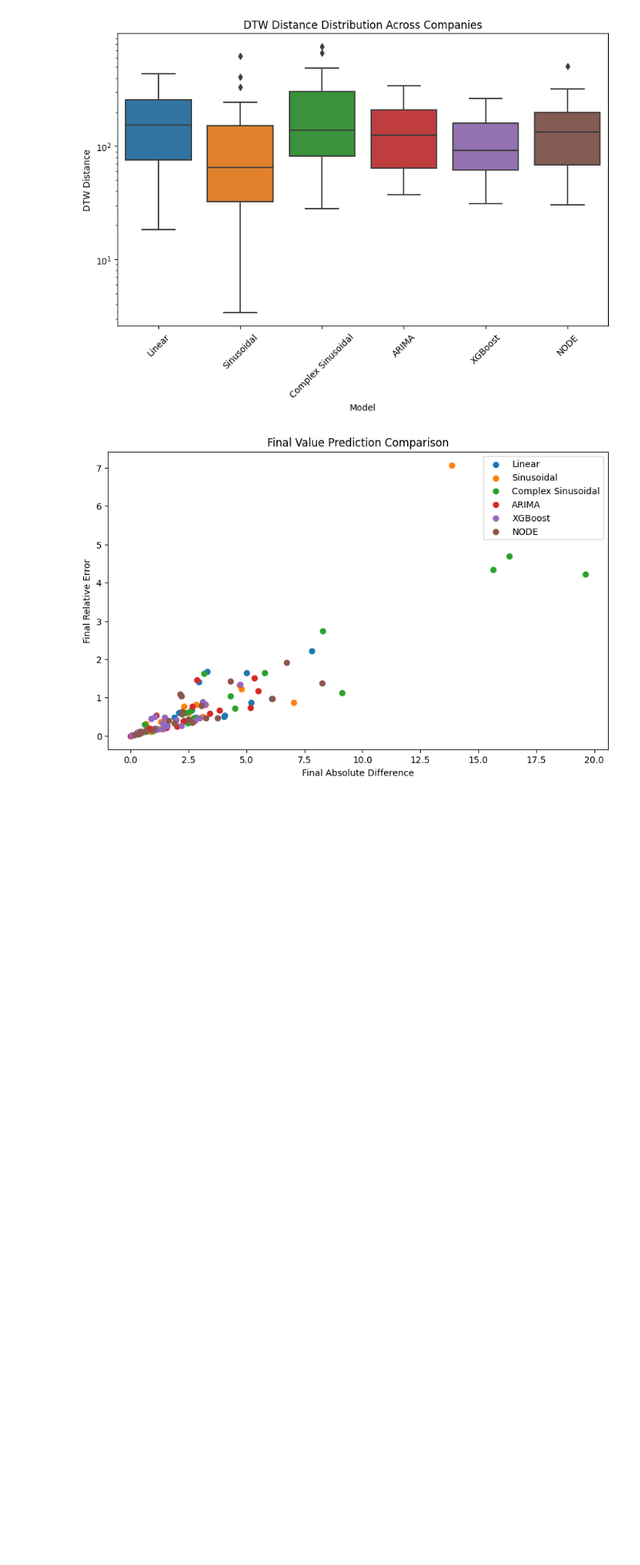
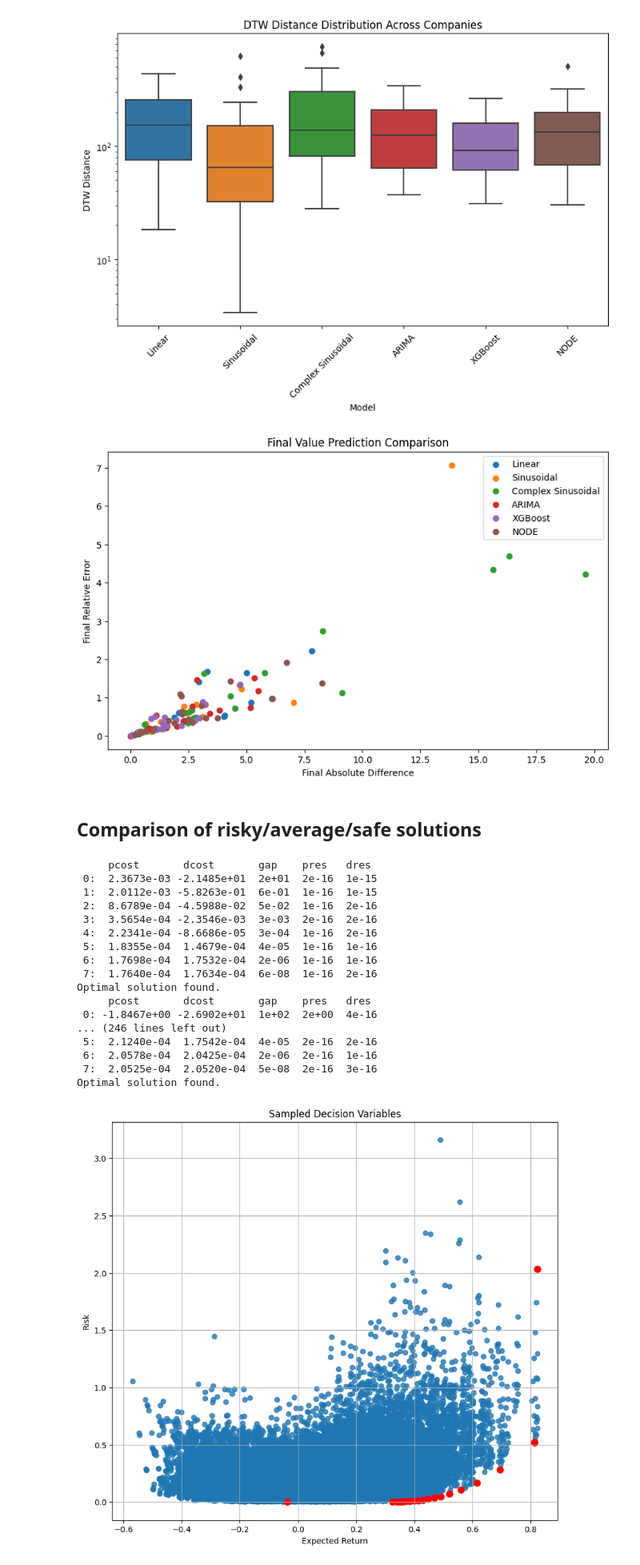
Before and after one commit to MatTheTab/MOO, a Jupyter notebook: Prediction_quality.ipynb, the cells around one changed output. Shown at 80% size. Cells and saved outputs as stored; diff of their text form; code cells hidden in the pictures; blank space fills up the shorter version.

Commit message:
Add solution analysis

```diff
--- a/Prediction_quality.ipynb
+++ b/Prediction_quality.ipynb
@@ -297,3 +296,35 @@ def plot_final_value_comparison(all_models_results):
 
 # Example usage:
 plot_final_value_comparison(evaluation_results)
+# %% [markdown]
+## Comparison of risky/average/safe solutions
+# %%
+RMC = RegressionModelsCombined(old_data, window_size=50)
+risks = RMC.get_covariance_matrix()
+# %%
+# Ground truth solutions
+step=0.05
+gt_solver = Solver(old_data, ground_truth, risks)
+gt_solutions = gt_solver.solve_wsm(step)
+weights1 = np.arange(0, 1.00001, step)
+gt_solver.plot_front(gt_solutions)
+gt_solutions = [[w1] + list(s) for w1, s in zip(weights1, gt_solutions)]
+# %% [output]
+     pcost       dcost       gap    pres   dres
+ 0:  2.3673e-03 -2.1485e+01  2e+01  2e-16  1e-15
+ 1:  2.0112e-03 -5.8263e-01  6e-01  1e-16  1e-15
+ 2:  8.6789e-04 -4.5988e-02  5e-02  1e-16  2e-16
+ 3:  3.5654e-04 -2.3546e-03  3e-03  2e-16  2e-16
+ 4:  2.2341e-04 -8.6686e-05  3e-04  1e-16  2e-16
+ 5:  1.8355e-04  1.4679e-04  4e-05  1e-16  1e-16
+ 6:  1.7698e-04  1.7532e-04  2e-06  1e-16  1e-16
+ 7:  1.7640e-04  1.7634e-04  6e-08  1e-16  2e-16
+Optimal solution found.
+     pcost       dcost       gap    pres   dres
+ 0: -1.8467e+00 -2.6902e+01  1e+02  2e+00  4e-16
+... (246 lines left out)
+ 5:  2.1240e-04  1.7542e-04  4e-05  2e-16  2e-16
+ 6:  2.0578e-04  2.0425e-04  2e-06  2e-16  1e-16
+ 7:  2.0525e-04  2.0520e-04  5e-08  2e-16  3e-16
+Optimal solution found.
+[figure, added]
```
Also changed, not shown: parts of 15 cells of this notebook.
